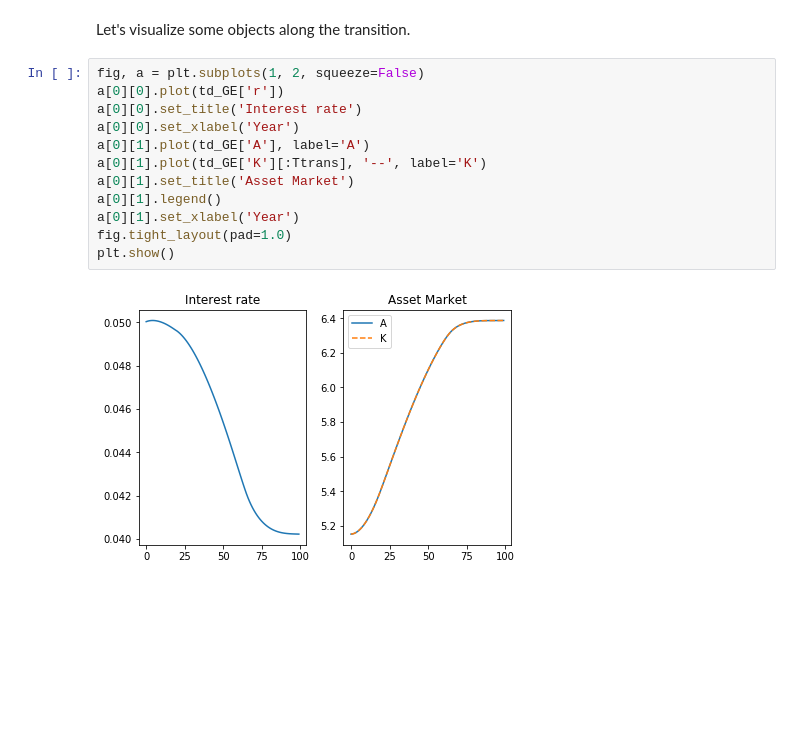
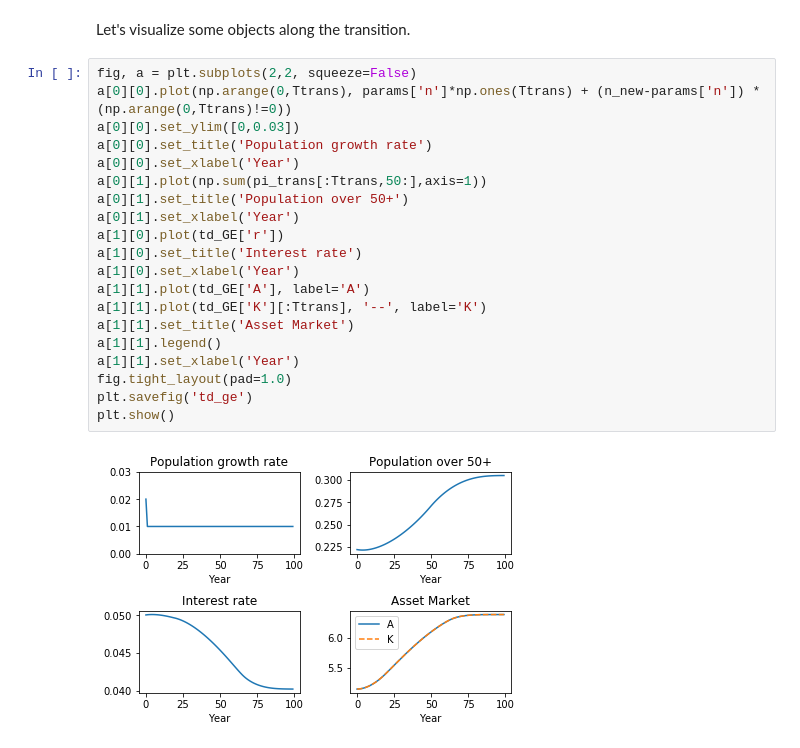
Before and after one commit to FredericMartenet/OLGHA, a Jupyter notebook: OLGHA.ipynb, the cells around one changed output. Cells and saved outputs as stored; diff of their text form; blank space fills up the shorter version.

```diff
--- a/OLGHA.ipynb
+++ b/OLGHA.ipynb
@@ -403,16 +419,24 @@ On iteration 5
 # %% [markdown]
 Let's visualize some objects along the transition.
 # %%
-fig, a = plt.subplots(1, 2, squeeze=False)
-a[0][0].plot(td_GE['r'])
-a[0][0].set_title('Interest rate')
+fig, a = plt.subplots(2,2, squeeze=False)
+a[0][0].plot(np.arange(0,Ttrans), params['n']*np.ones(Ttrans) + (n_new-params['n']) * (np.arange(0,Ttrans)!=0))
+a[0][0].set_ylim([0,0.03])
+a[0][0].set_title('Population growth rate')
 a[0][0].set_xlabel('Year')
-a[0][1].plot(td_GE['A'], label='A')
-a[0][1].plot(td_GE['K'][:Ttrans], '--', label='K')
-a[0][1].set_title('Asset Market')
-a[0][1].legend()
+a[0][1].plot(np.sum(pi_trans[:Ttrans,50:],axis=1))
+a[0][1].set_title('Population over 50+')
 a[0][1].set_xlabel('Year')
+a[1][0].plot(td_GE['r'])
+a[1][0].set_title('Interest rate')
+a[1][0].set_xlabel('Year')
+a[1][1].plot(td_GE['A'], label='A')
+a[1][1].plot(td_GE['K'][:Ttrans], '--', label='K')
+a[1][1].set_title('Asset Market')
+a[1][1].legend()
+a[1][1].set_xlabel('Year')
 fig.tight_layout(pad=1.0)
+plt.savefig('td_ge')
 plt.show()
 # %% [output]
-[figure, old version]
+[figure, new version]
```
Also changed, not shown: parts of 6 cells of this notebook.
